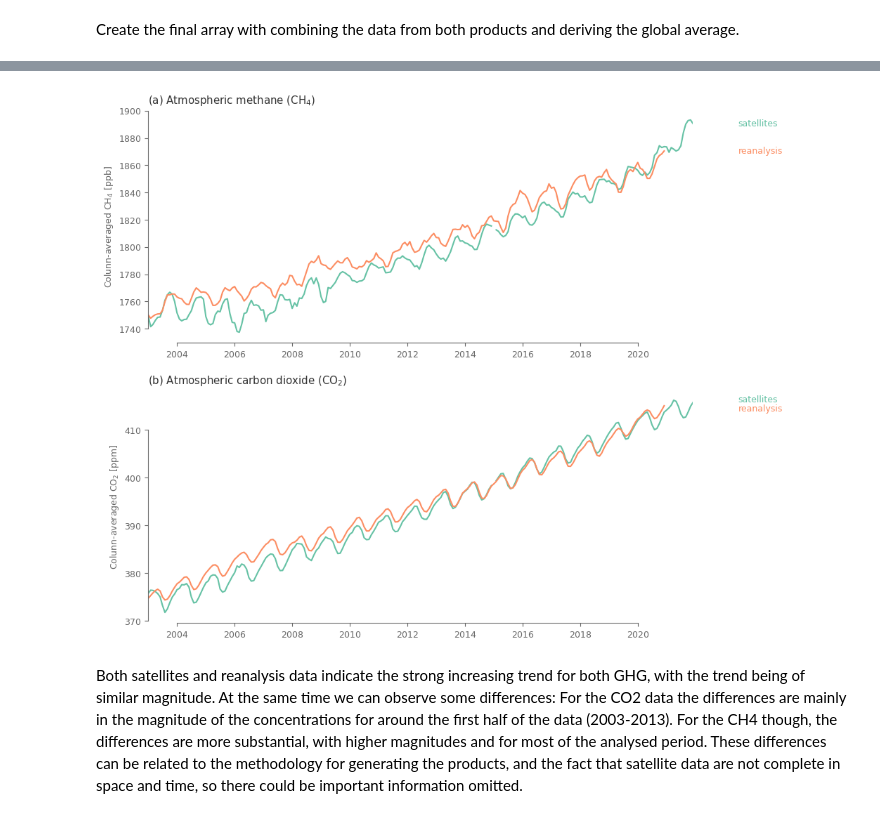
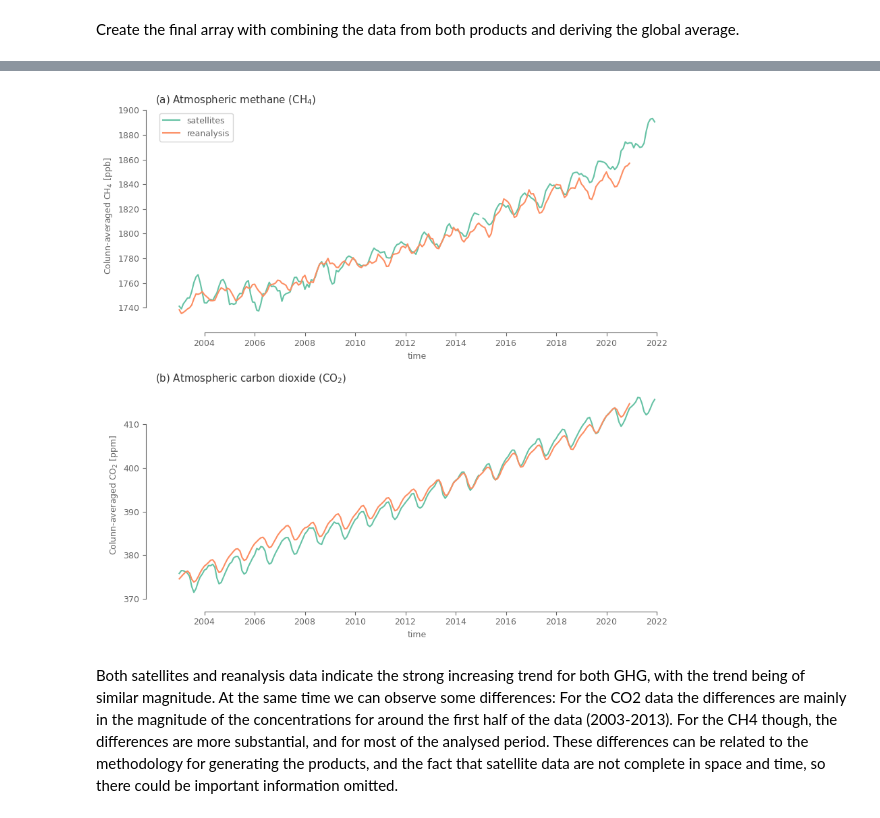
Before and after one commit to ECMWFCode4Earth/sketchbook-earth, a Jupyter notebook: tutorials/01_greenhouse_gases/01_greenhouse_gases.ipynb, the cells around one changed output, grey strips where cells are left out. Cells and saved outputs as stored; diff of their text form; code cells hidden in the pictures.

```diff
--- a/tutorials/01_greenhouse_gases/01_greenhouse_gases.ipynb
+++ b/tutorials/01_greenhouse_gases/01_greenhouse_gases.ipynb
@@ -653,9 +663,13 @@ Let's now compare the behaviour across both variables. Since the values are of s
 spatial_aver_norm = (spatial_aver-spatial_aver.mean('time'))/spatial_aver.std('time')
 # %%
 fig, ax = plt.subplots(1, 1, figsize=(9, 4))
-spatial_aver_norm.sel(region='Global', type='raw').plot.line(ax=ax, x='time', hue='ghg', add_legend=True)
+spatial_aver_norm.sel(region='Global', type='raw').plot.line(ax=ax, x='time', hue='ghg', add_legend=True,
+                                                             label=[aux_var[i]['shortname'] for i in spatial_aver_norm.ghg.values])
+ax.legend()
 ax.axhline(0, color='k', ls='--', lw=0.5)
 ax.set_ylabel('Standardized anomalies')
 ax.set_title('Monthly anomalies of GHG')
+sns.despine(ax=ax, trim=True, offset=10) # trimming the y and x axis to be visible only from the fist till the last tick
+ax.xaxis.set_major_formatter(mdates.DateFormatter('%Y')) # formatting is needed cause the above line breaks the time fo
 plt.show()
 # %% [output]
@@ -962,8 +992,13 @@ ghg_reanalysis_land = ghg_reanalysis_land.sortby('latitude') # sort ascending
 ghg_reanalysis_land = ghg_reanalysis_land.rename({'latitude': 'lat', 'longitude': 'lon'}) # rename same as satellite coordinates
 ghg_reanalysis_land = ghg_reanalysis_land.rename({'tcch4': 'xch4', 'tcco2': 'xco2'}) # rename same as satellite names
 ghg_reanalysis_land = ghg_reanalysis_land.to_array('ghg')
+ghg_reanalysis_land = area_weighted_spatial_average(ghg_reanalysis_land)
+
+ghg_satellites_land = area_weighted_spatial_average(concentration)
+unit_factor_xr = xr.DataArray([aux_var[i_ghg]['unit_factor'] for i_ghg in aux_var], dims={'ghg': aux_var.keys()}) # auxiliary variable
+ghg_satellites_land *= unit_factor_xr # multiply with the unit factor for having the correct units
 # %% [markdown]
 Create the final array with combining the data from both products and deriving the global average.
 # %%
-ghg_both_datasets = xr.concat([satellites_all, ghg_reanalysis_land], dim=pd.Index(['satellites', 'reanalysis'], name='product'))
-ghg_both_datasets = spatial_average_function(ghg_both_datasets, slice(-60, 60), 12)
+ghg_both_datasets = xr.concat([ghg_satellites_land, ghg_reanalysis_land], dim=pd.Index(['satellites', 'reanalysis'], name='product'))
+ghg_both_datasets.to_dataset('ghg')
@@ -970,18 +1014,25 @@ ghg_both_datasets = spatial_average_function(ghg_both_datasets, slice(-60, 60),
 # %%
-fig, ax = plt.subplots(2, 1, figsize=(10, 9.5))
-ax = ax.flatten()
-for i_abc, i_ax, i_dom in zip(ABC, ax, ghg_both_datasets.ghg):
+fig, axes = plt.subplots(2, 1, figsize=(10, 9.5))
+axes = axes.flatten()
+for i_abc, i_ax, i_dom in zip(ABC, axes, ghg_both_datasets.ghg):
     subtitle = f'({i_abc}) {aux_var[i_dom.values.tolist()]["name"]} ({aux_var[i_dom.values.tolist()]["shortname"]})'
     y_label = f'Colunn-averaged {aux_var[i_dom.values.tolist()]["shortname"]} [{aux_var[i_dom.values.tolist()]["units"]}]'
-    timeseries_plot(dataset_used=ghg_both_datasets.sel(ghg=i_dom, type='monthly'), dimension_used='product', ax_used=i_ax)
+    ghg_both_datasets.sel(ghg=i_dom).plot.line(hue='product', ax=i_ax, label=ghg_both_datasets.product.values)
 
     i_ax.set_title(subtitle)
     i_ax.set_ylabel(y_label)
+    sns.despine(ax=i_ax, trim=True, offset=10)
+    i_ax.xaxis.set_major_formatter(mdates.DateFormatter('%Y'))
+
+axes[0].legend()
+axes[1].get_legend().remove()
+
+fig.subplots_adjust(hspace=.3)
 
 plt.show()
 # %% [output]
-[figure, old version]
+[figure, new version]
 # %% [markdown]
 Both satellites and reanalysis data indicate the strong increasing trend for both GHG, with the trend being of similar magnitude.</br>
 At the same time we can observe some differences:</br>
-For the CO2 data the differences are mainly in the magnitude of the concentrations for around the first half of the data (2003-2013). For the CH4 though, the differences are more substantial, with higher magnitudes and for most of the analysed period. These differences can be related to the methodology for generating the products, and the fact that satellite data are not complete in space and time, so there could be important information omitted.
+For the CO2 data the differences are mainly in the magnitude of the concentrations for around the first half of the data (2003-2013). For the CH4 though, the differences are more substantial, and for most of the analysed period. These differences can be related to the methodology for generating the products, and the fact that satellite data are not complete in space and time, so there could be important information omitted.
```
Also changed, not shown: parts of 52 cells of this notebook.
